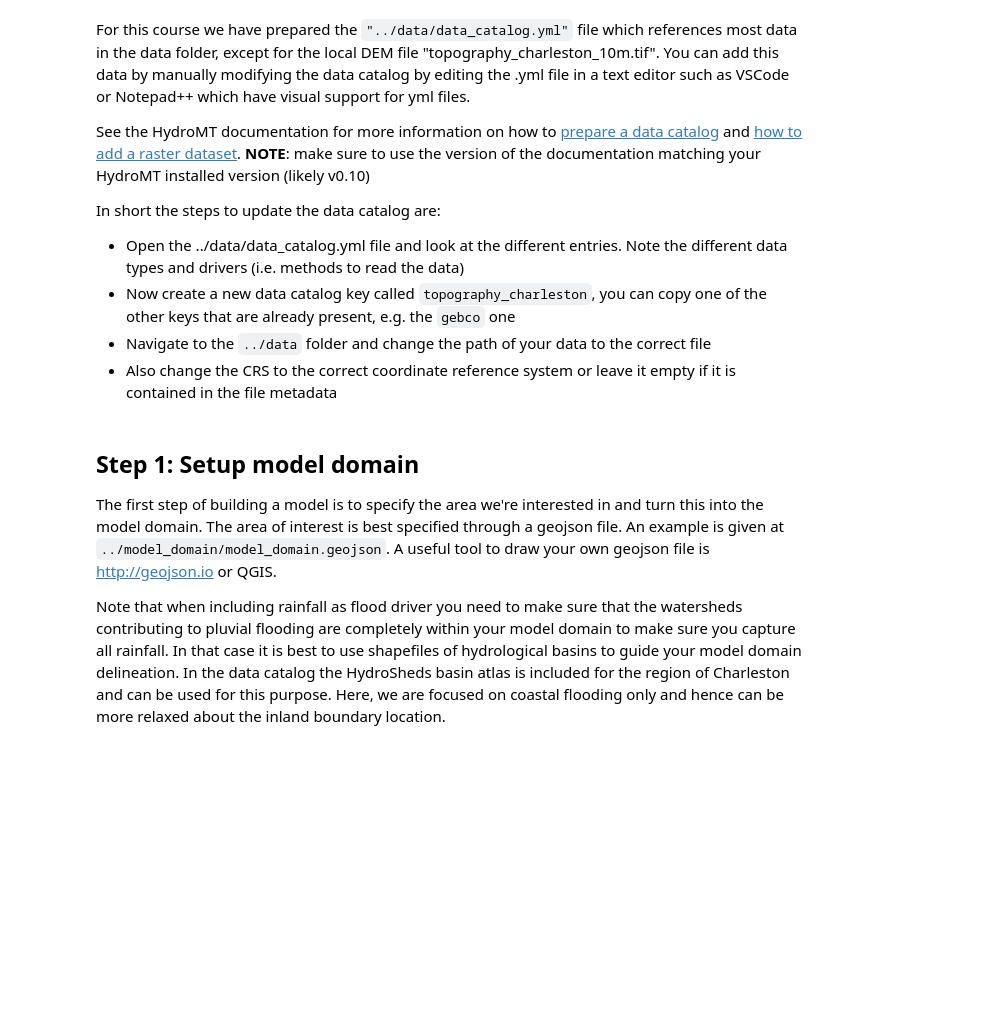
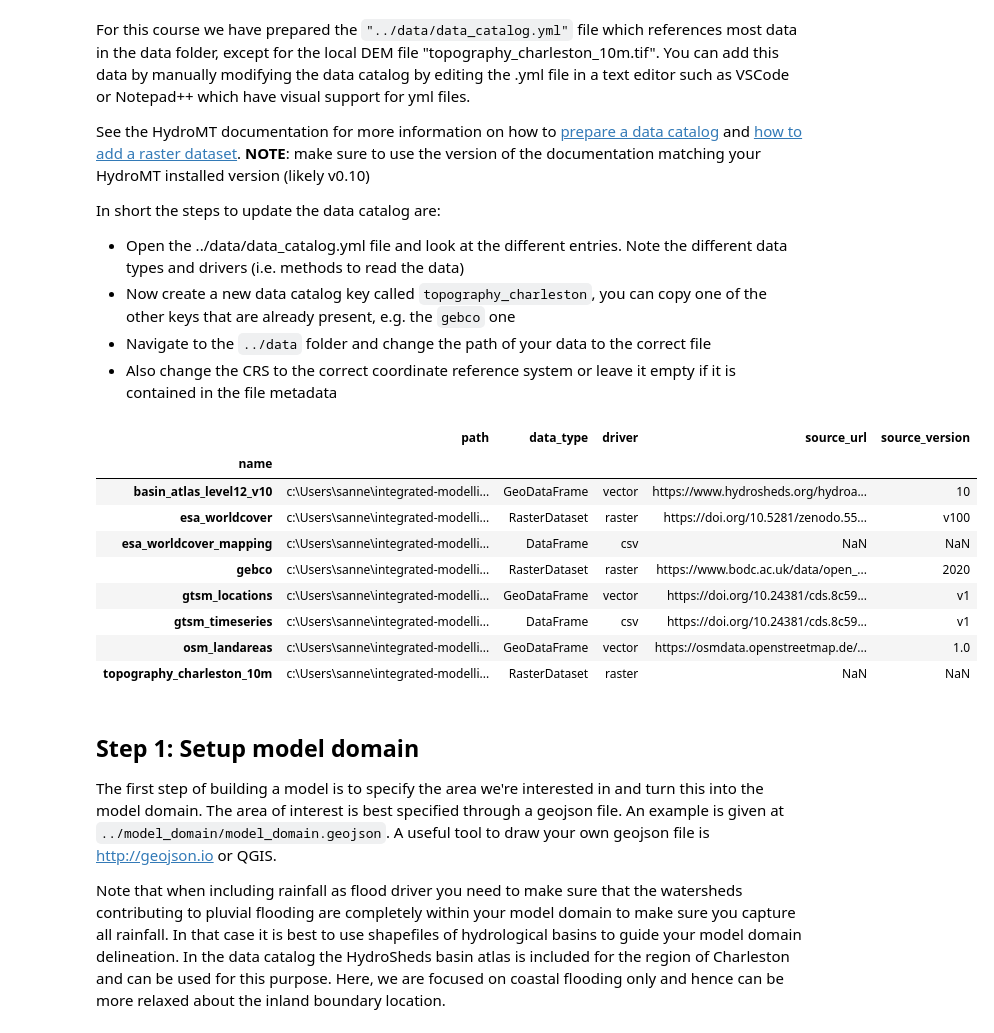
Before and after one commit to sd-59/Assignment_2_Coastal_flood_hazard_assessment-, a Jupyter notebook: notebooks/03_SFINCS_model_setup.ipynb, the cells around one changed output. Saved outputs shown, nothing was run; the diff lists cells and outputs as text; code cells hidden in the pictures; blank space fills up the shorter version.

```diff
--- a/notebooks/03_SFINCS_model_setup.ipynb
+++ b/notebooks/03_SFINCS_model_setup.ipynb
@@ -65,13 +65,25 @@ In short the steps to update the data catalog are:
 - Also change the CRS to the correct coordinate reference system or leave it empty if it is contained in the file metadata
 # %%
 # update the data catalog with to include the local DEM file and uncomment the following line
-# data_catalog_file = "../data/data_catalog.yml"
+data_catalog_file = "../data/data_catalog.yml"
 data_catalog = hydromt.data_catalog.DataCatalog(data_catalog_file)
+
 
 # view the data catalog, make sure the DEM is included
 data_catalog.to_dataframe()[
     ["path", "data_type", "driver", "source_url", "source_version"]
 ]
+# %% [output]
+|  | path | data_type | driver | source_url | source_version |
+| name |  |  |  |  |  |
+| basin_atlas_level12_v10 | c:\Users\sanne\integrated-modelli... | GeoDataFrame | vector | https://www.hydrosheds.org/hydroa... | 10 |
+| esa_worldcover | c:\Users\sanne\integrated-modelli... | RasterDataset | raster | https://doi.org/10.5281/zenodo.55... | v100 |
+| esa_worldcover_mapping | c:\Users\sanne\integrated-modelli... | DataFrame | csv | NaN | NaN |
+| gebco | c:\Users\sanne\integrated-modelli... | RasterDataset | raster | https://www.bodc.ac.uk/data/open_... | 2020 |
+| gtsm_locations | c:\Users\sanne\integrated-modelli... | GeoDataFrame | vector | https://doi.org/10.24381/cds.8c59... | v1 |
+| gtsm_timeseries | c:\Users\sanne\integrated-modelli... | DataFrame | csv | https://doi.org/10.24381/cds.8c59... | v1 |
+| osm_landareas | c:\Users\sanne\integrated-modelli... | GeoDataFrame | vector | https://osmdata.openstreetmap.de/... | 1.0 |
+| topography_charleston_10m | c:\Users\sanne\integrated-modelli... | RasterDataset | raster | NaN | NaN |
 # %% [markdown]
 ## **Step 1:** Setup model domain
 
```
Also changed, not shown: parts of 10 cells of this notebook, 3 other files.
